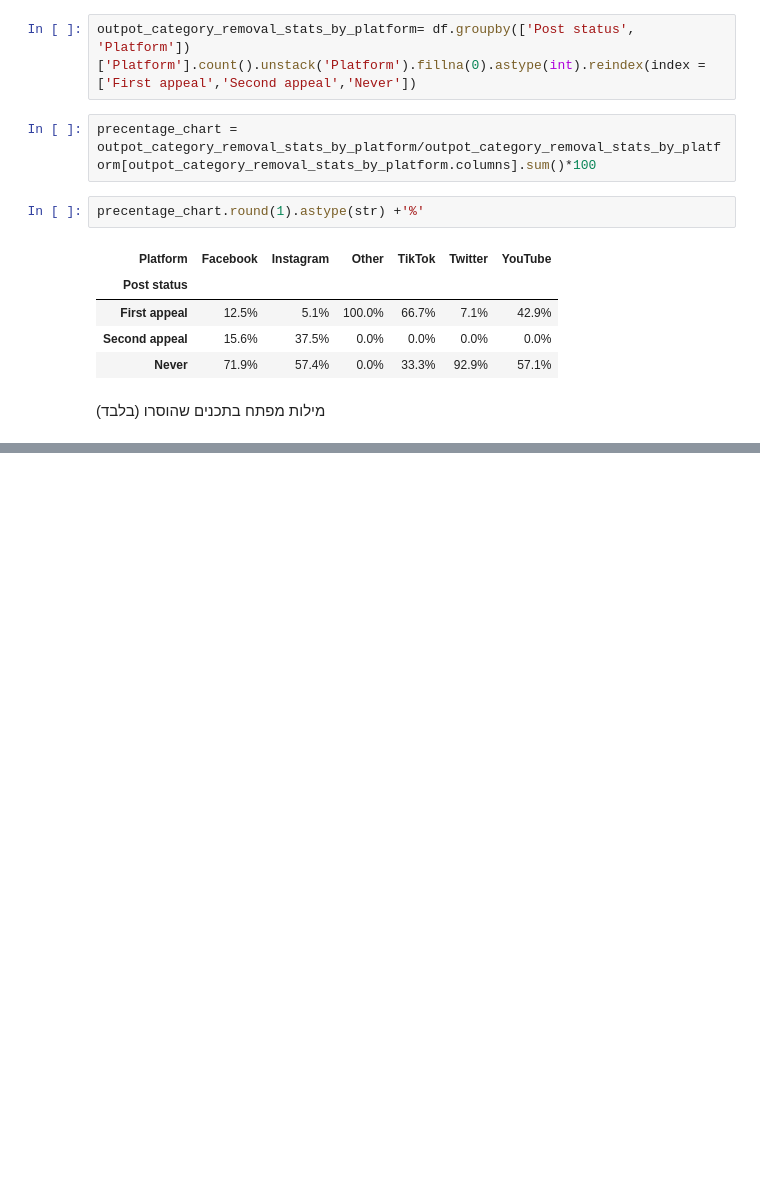
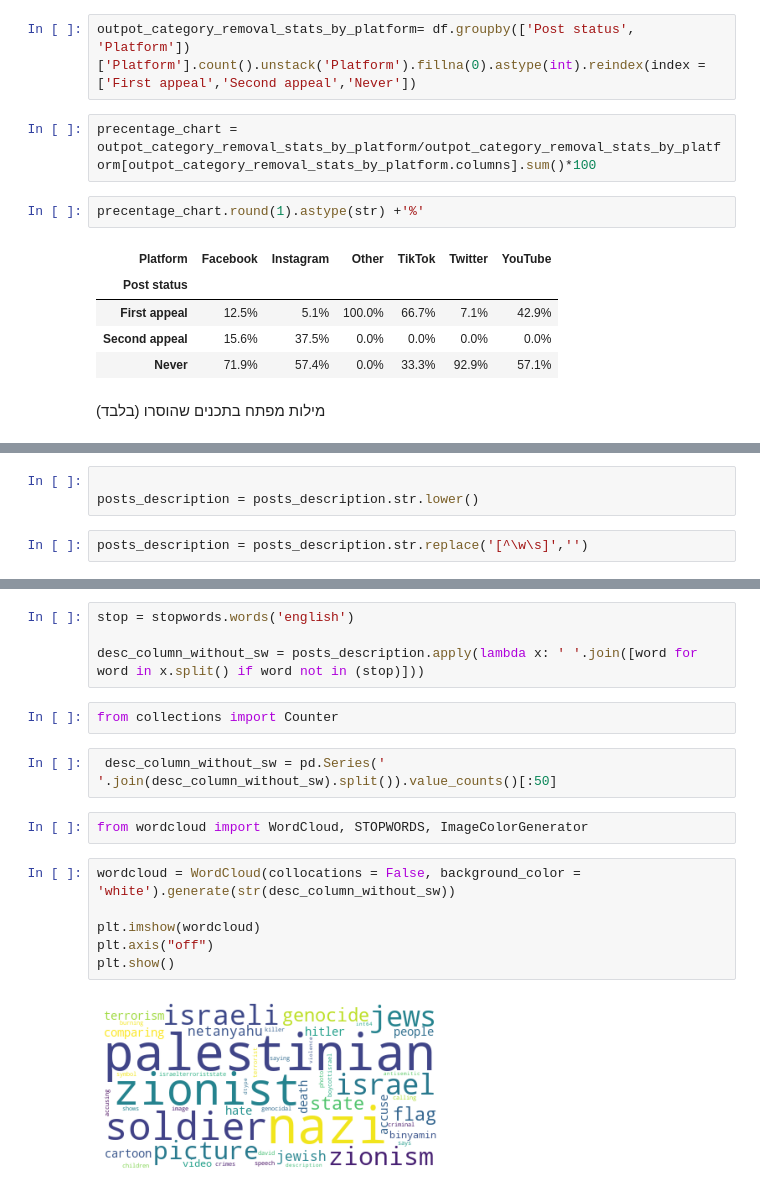
Before and after one commit to zackb124/Data-analysis-project-FOA, a Jupyter notebook: Inner organization report.ipynb, the cells around one changed output, grey strips where cells are left out. Saved outputs shown, nothing was run; the diff lists cells and outputs as text; blank space fills up the shorter version.

```diff
--- a/Inner organization report.ipynb
+++ b/Inner organization report.ipynb
@@ -171,0 +178,5 @@ precentage_chart.round(1).astype(str) +'%'
+# %%
+
+posts_description = posts_description.str.lower()
+# %%
+posts_description = posts_description.str.replace('[^\w\s]','')
@@ -171,0 +195,18 @@ precentage_chart.round(1).astype(str) +'%'
+# %%
+stop = stopwords.words('english')
+
+desc_column_without_sw = posts_description.apply(lambda x: ' '.join([word for word in x.split() if word not in (stop)]))
+# %%
+from collections import Counter
+# %%
+ desc_column_without_sw = pd.Series(' '.join(desc_column_without_sw).split()).value_counts()[:50]
+# %%
+from wordcloud import WordCloud, STOPWORDS, ImageColorGenerator
+# %%
+wordcloud = WordCloud(collocations = False, background_color = 'white').generate(str(desc_column_without_sw))
+
+plt.imshow(wordcloud)
+plt.axis("off")
+plt.show()
+# %% [output]
+[figure, added]
```
Also changed, not shown: parts of 11 cells of this notebook.
